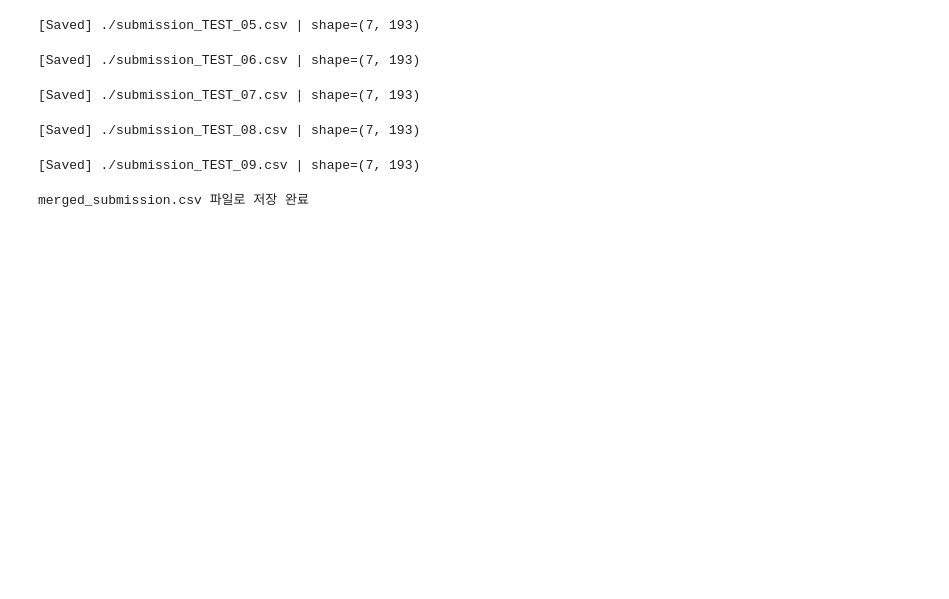
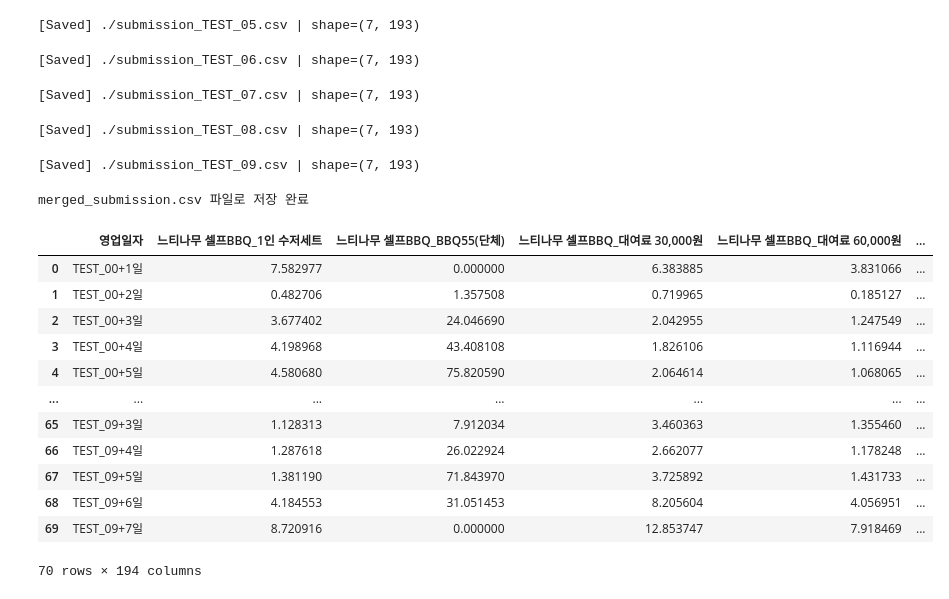
Before and after one commit to migreeni/Aimers, a Jupyter notebook: patchtst_ver2.ipynb, the cells around one changed output. Drawn from its saved outputs; the diff is of its cells as text; code cells hidden in the pictures; blank space fills up the shorter version.

Commit message:
patchTST upload

```diff
--- a/patchtst_ver2.ipynb
+++ b/patchtst_ver2.ipynb
@@ -669,3 +669,23 @@ merged_submission.to_csv("merged_submission.csv")
 print("merged_submission.csv 파일로 저장 완료")
 # %% [output]
 merged_submission.csv 파일로 저장 완료
+# %%
+import pandas as pd
+
+df = pd.read_csv("./result/patchtst_ver2_submission.csv")
+# %%
+df
+# %% [output]
+|  | 영업일자 | 느티나무 셀프BBQ_1인 수저세트 | 느티나무 셀프BBQ_BBQ55(단체) | 느티나무 셀프BBQ_대여료 30,000원 | 느티나무 셀프BBQ_대여료 60,000원 | ... |
+| 0 | TEST_00+1일 | 7.582977 | 0.000000 | 6.383885 | 3.831066 | ... |
+| 1 | TEST_00+2일 | 0.482706 | 1.357508 | 0.719965 | 0.185127 | ... |
+| 2 | TEST_00+3일 | 3.677402 | 24.046690 | 2.042955 | 1.247549 | ... |
+| 3 | TEST_00+4일 | 4.198968 | 43.408108 | 1.826106 | 1.116944 | ... |
+| 4 | TEST_00+5일 | 4.580680 | 75.820590 | 2.064614 | 1.068065 | ... |
+| ... | ... | ... | ... | ... | ... | ... |
+| 65 | TEST_09+3일 | 1.128313 | 7.912034 | 3.460363 | 1.355460 | ... |
+| 66 | TEST_09+4일 | 1.287618 | 26.022924 | 2.662077 | 1.178248 | ... |
+| 67 | TEST_09+5일 | 1.381190 | 71.843970 | 3.725892 | 1.431733 | ... |
+| 68 | TEST_09+6일 | 4.184553 | 31.051453 | 8.205604 | 4.056951 | ... |
+| 69 | TEST_09+7일 | 8.720916 | 0.000000 | 12.853747 | 7.918469 | ... |
+70 rows × 194 columns
```
Also changed, not shown: parts of 2 cells of this notebook, 25 other files.
